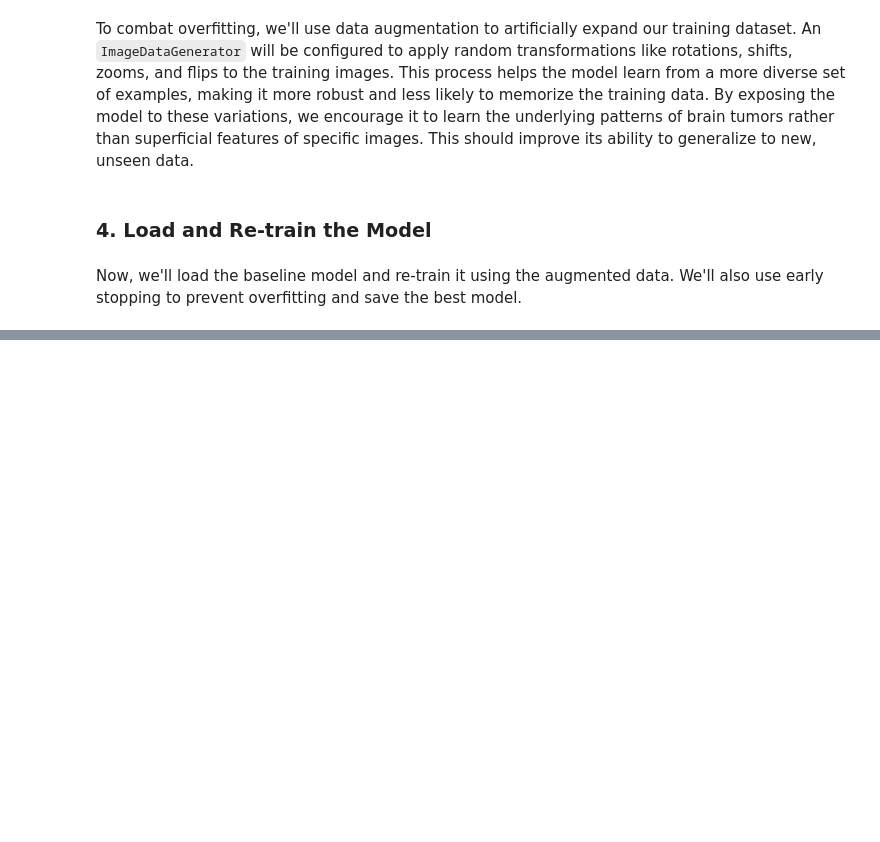
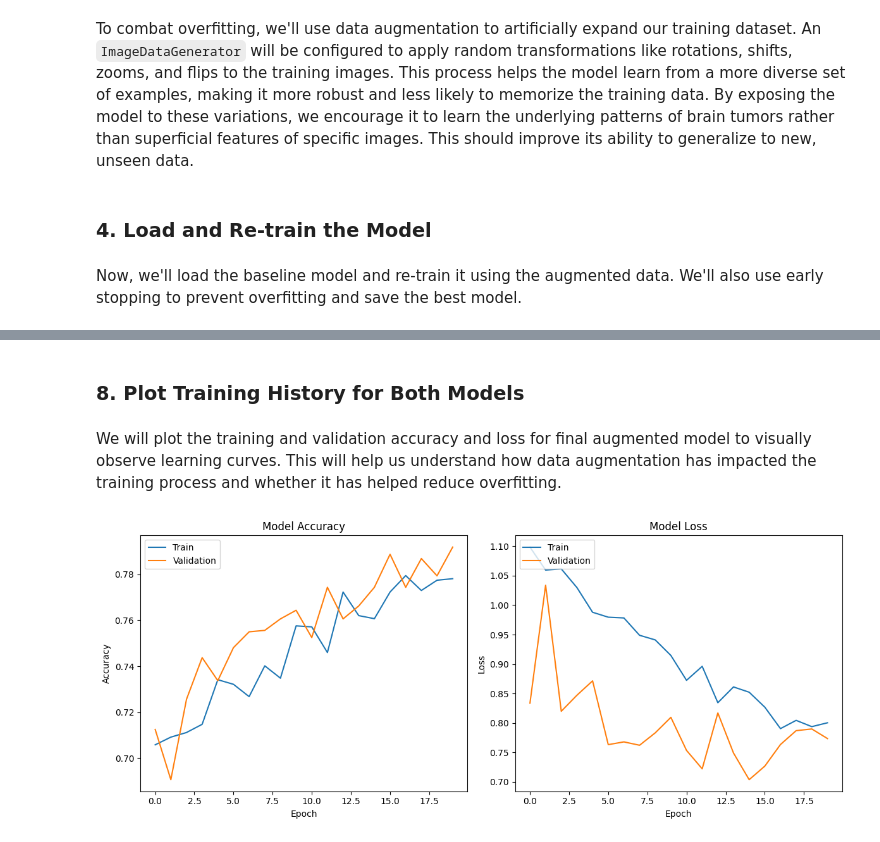
Before and after one commit to Fazil-Behbudov/Medical-Image-Classification-for-Disease-Detection, a Jupyter notebook: notebooks/05_model_improvement.ipynb, the cells around one changed output, grey strips where cells are left out. Cells and saved outputs as stored; diff of their text form; code cells hidden in the pictures; blank space fills up the shorter version.

```diff
--- a/notebooks/05_model_improvement.ipynb
+++ b/notebooks/05_model_improvement.ipynb
@@ -41,0 +44,6 @@ model.fit(datagen.flow(X_train, y_train, batch_size=32), epochs=50, validation_d
+# %%
+model = load_model('../results/baseline_model.keras')
+early_stopping = EarlyStopping(monitor='val_loss', patience=5, restore_best_weights=True)
+model_checkpoint = ModelCheckpoint('../results/best_model.keras', save_best_only=True, monitor='val_loss')
+lr_scheduler = ReduceLROnPlateau(monitor='val_loss', factor=0.5, patience=3, min_lr=1e-7)
+history_improved_model = model.fit(datagen.flow(X_train, y_train, batch_size=32), epochs=50, validation_data=(X_val, y_test), callbacks=[early_stopping, model_checkpoint, lr_scheduler])
@@ -41,0 +126,8 @@ model.fit(datagen.flow(X_train, y_train, batch_size=32), epochs=50, validation_d
+# %%
+class_weight = {
+    0: 2.5,  # glioma (very important ↑)
+    1: 2.0,  # meningioma (slight ↑)
+    2: 0.5,  # notumor (reduce dominance ↓)
+    3: 1.0   # pituitary (keep same)
+}
+history_glioma_improved_model = model.fit(datagen.flow(X_train, y_train, batch_size=32), epochs=50, validation_data=(X_val, y_test), callbacks=[early_stopping, model_checkpoint], class_weight=class_weight)
@@ -41,0 +195,28 @@ model.fit(datagen.flow(X_train, y_train, batch_size=32), epochs=50, validation_d
+# %% [markdown]
+### 8. Plot Training History for Both Models
+# %% [markdown]
+We will plot the training and validation accuracy and loss for final augmented model to visually observe learning curves. This will help us understand how data augmentation has impacted the training process and whether it has helped reduce overfitting.
+# %%
+# Plot training & validation accuracy values
+plt.figure(figsize=(12, 5))
+plt.subplot(1, 2, 1)
+plt.plot(history_glioma_improved_model.history['accuracy'])
+plt.plot(history_glioma_improved_model.history['val_accuracy'])
+plt.title('Model Accuracy')
+plt.ylabel('Accuracy')
+plt.xlabel('Epoch')
+plt.legend(['Train', 'Validation'], loc='upper left')
+
+# Plot training & validation loss values
+plt.subplot(1, 2, 2)
+plt.plot(history_glioma_improved_model.history['loss'])
+plt.plot(history_glioma_improved_model.history['val_loss'])
+plt.title('Model Loss')
+plt.ylabel('Loss')
+plt.xlabel('Epoch')
+plt.legend(['Train', 'Validation'], loc='upper left')
+
+plt.tight_layout()
+plt.show()
+# %% [output]
+[figure, added]
```
Also changed, not shown: parts of 20 cells of this notebook, 7 other files.
